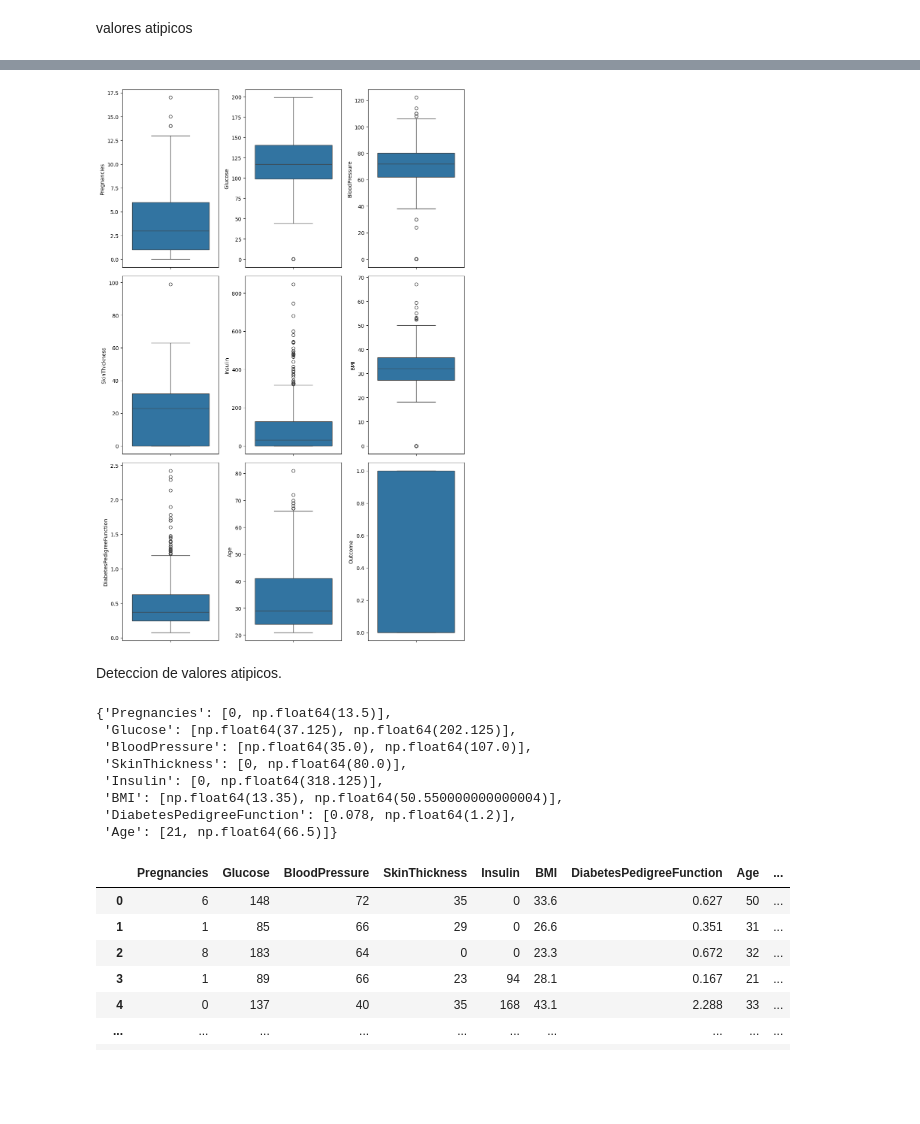
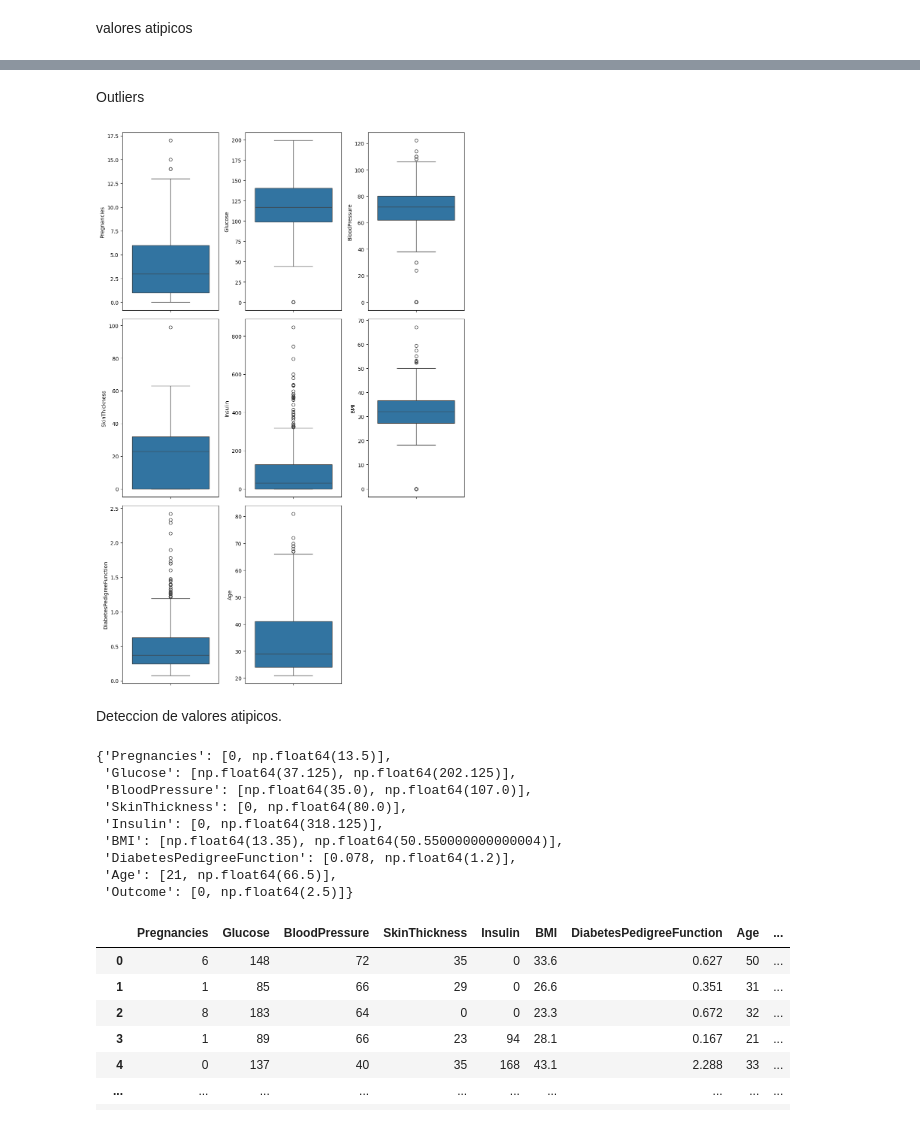
Before and after one commit to 4GeeksAcademy/Tulio-Gimenez-Tutorial-del-Proyecto-Arbol-de-Decision, a Jupyter notebook: src/explore.ipynb, the cells around one changed output, grey strips where cells are left out. Saved outputs shown, nothing was run; the diff lists cells and outputs as text; code cells hidden in the pictures; blank space fills up the shorter version.

```diff
--- a/src/explore.ipynb
+++ b/src/explore.ipynb
@@ -184,27 +203,28 @@ total_data.describe()
 | 50% | 3.000000 | 117.000000 | 72.000000 | 23.000000 | 30.500000 | 32.000000 | 0.372500 | 29.000000 | ... |
 | 75% | 6.000000 | 140.250000 | 80.000000 | 32.000000 | 127.250000 | 36.600000 | 0.626250 | 41.000000 | ... |
 | max | 17.000000 | 199.000000 | 122.000000 | 99.000000 | 846.000000 | 67.100000 | 2.420000 | 81.000000 | ... |
+# %% [markdown]
+Outliers
 # %%
 fig, axes = plt.subplots(3, 3, figsize = (10, 15))
 
 sns.boxplot(ax = axes[0, 0], data = total_data, y = "Pregnancies")
 sns.boxplot(ax = axes[0, 1], data = total_data, y = "Glucose")
 sns.boxplot(ax = axes[0, 2], data = total_data, y = "BloodPressure")
 sns.boxplot(ax = axes[1, 0], data = total_data, y = "SkinThickness")
 sns.boxplot(ax = axes[1, 1], data = total_data, y = "Insulin")
 sns.boxplot(ax = axes[1, 2], data = total_data, y = "BMI")
 sns.boxplot(ax = axes[2, 0], data = total_data, y = "DiabetesPedigreeFunction")
 sns.boxplot(ax = axes[2, 1], data = total_data, y = "Age")
-sns.boxplot(ax = axes[2, 2], data = total_data, y = "Outcome")
 
-#fig.delaxes(axes[3, 1])
+fig.delaxes(axes[2, 2])
 #fig.delaxes(axes[3, 2])
 
 plt.tight_layout()
 
 plt.show()
 # %% [output]
-[figure, old version]
+[figure, new version]
 # %% [markdown]
 Deteccion de valores atipicos.
 # %%
@@ -226,7 +246,7 @@ def replace_outliers_from_column(column, df):
   return df.copy(), [lower_limit, upper_limit]
 
 outliers_dict = {}
-for column in ["Pregnancies",	"Glucose",	"BloodPressure",	"SkinThickness",	"Insulin",	"BMI",	"DiabetesPedigreeFunction", "Age"	]:
+for column in ["Pregnancies",	"Glucose",	"BloodPressure",	"SkinThickness",	"Insulin",	"BMI",	"DiabetesPedigreeFunction", "Age", "Outcome"	]:
   data_SIN_outliers, limit_list = replace_outliers_from_column(column, data_SIN_outliers)
   outliers_dict[column] = limit_list
 
@@ -239,7 +259,8 @@ outliers_dict
  'Insulin': [0, np.float64(318.125)],
  'BMI': [np.float64(13.35), np.float64(50.550000000000004)],
  'DiabetesPedigreeFunction': [0.078, np.float64(1.2)],
- 'Age': [21, np.float64(66.5)]}
+ 'Age': [21, np.float64(66.5)],
+ 'Outcome': [0, np.float64(2.5)]}
 # %%
 data_CON_outliers
 # %% [output]
```
Also changed, not shown: parts of 12 cells of this notebook, 15 other files.
